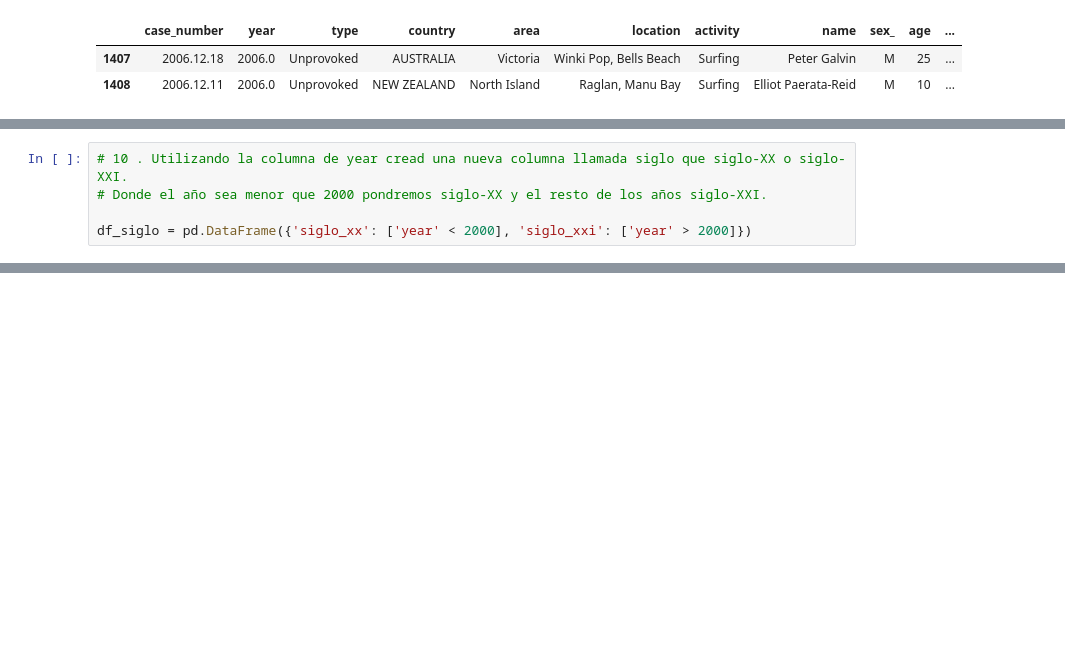
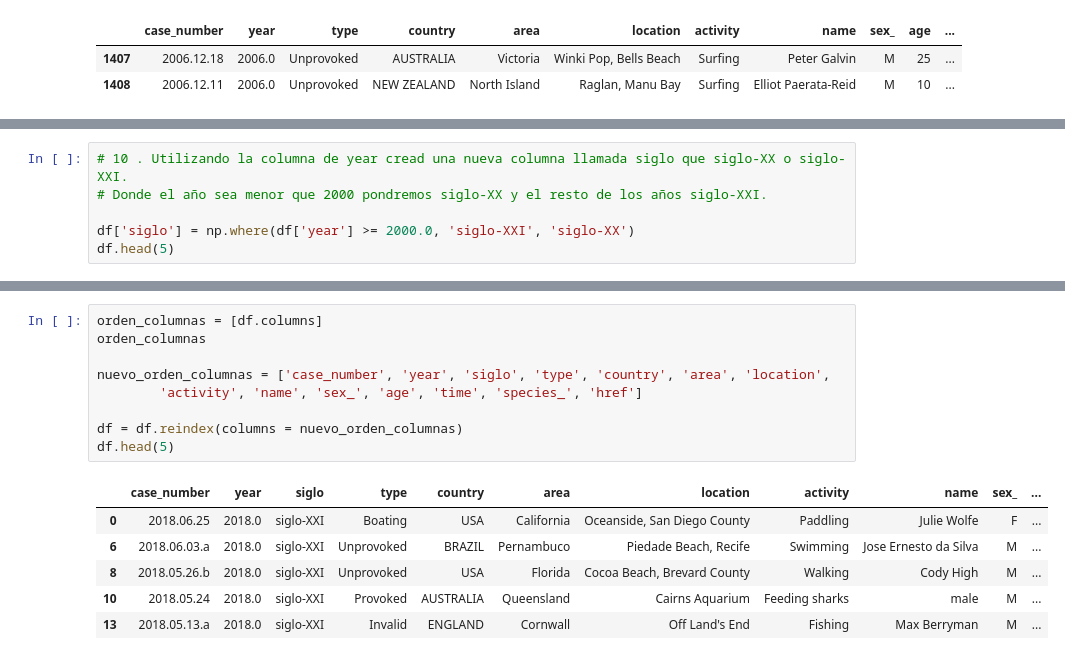
Before and after one commit to Adalab/DA-promo-A-module-2-pairprog-1-pair-2-Laura-Almudena, a Jupyter notebook: Pair_4-pandas-filtrado.ipynb, the cells around one changed output, grey strips where cells are left out. Saved outputs shown, nothing was run; the diff lists cells and outputs as text; blank space fills up the shorter version.

```diff
--- a/Pair_4-pandas-filtrado.ipynb
+++ b/Pair_4-pandas-filtrado.ipynb
@@ -262,5 +249,6 @@ df_tiburon_tigre.sample()
 # 10 . Utilizando la columna de year cread una nueva columna llamada siglo que siglo-XX o siglo-XXI.
 # Donde el año sea menor que 2000 pondremos siglo-XX y el resto de los años siglo-XXI.
 
-df_siglo = pd.DataFrame({'siglo_xx': ['year' < 2000], 'siglo_xxi': ['year' > 2000]})
+df['siglo'] = np.where(df['year'] >= 2000.0, 'siglo-XXI', 'siglo-XX')
+df.head(5)
 # %% [output]
@@ -267,0 +261,16 @@ ValueError: invalid literal for int() with base 10: 'year'
+# %%
+orden_columnas = [df.columns]
+orden_columnas
+
+nuevo_orden_columnas = ['case_number', 'year', 'siglo', 'type', 'country', 'area', 'location',
+        'activity', 'name', 'sex_', 'age', 'time', 'species_', 'href']
+
+df = df.reindex(columns = nuevo_orden_columnas)
+df.head(5)
+# %% [output]
+|  | case_number | year | siglo | type | country | area | location | activity | name | sex_ | ... |
+| 0 | 2018.06.25 | 2018.0 | siglo-XXI | Boating | USA | California | Oceanside, San Diego County | Paddling | Julie Wolfe | F | ... |
+| 6 | 2018.06.03.a | 2018.0 | siglo-XXI | Unprovoked | BRAZIL | Pernambuco | Piedade Beach, Recife | Swimming | Jose Ernesto da Silva | M | ... |
+| 8 | 2018.05.26.b | 2018.0 | siglo-XXI | Unprovoked | USA | Florida | Cocoa Beach, Brevard County | Walking | Cody High | M | ... |
+| 10 | 2018.05.24 | 2018.0 | siglo-XXI | Provoked | AUSTRALIA | Queensland | Cairns Aquarium | Feeding sharks | male | M | ... |
+| 13 | 2018.05.13.a | 2018.0 | siglo-XXI | Invalid | ENGLAND | Cornwall | Off Land's End | Fishing | Max Berryman | M | ... |
```
Also changed, not shown: parts of 13 cells of this notebook.
